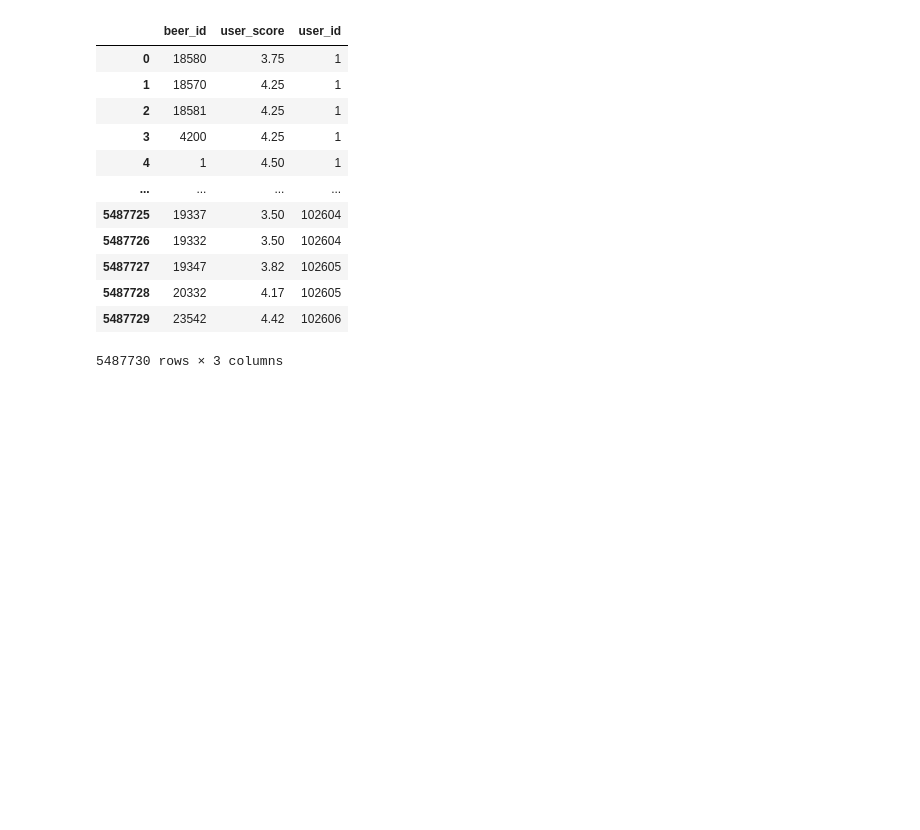
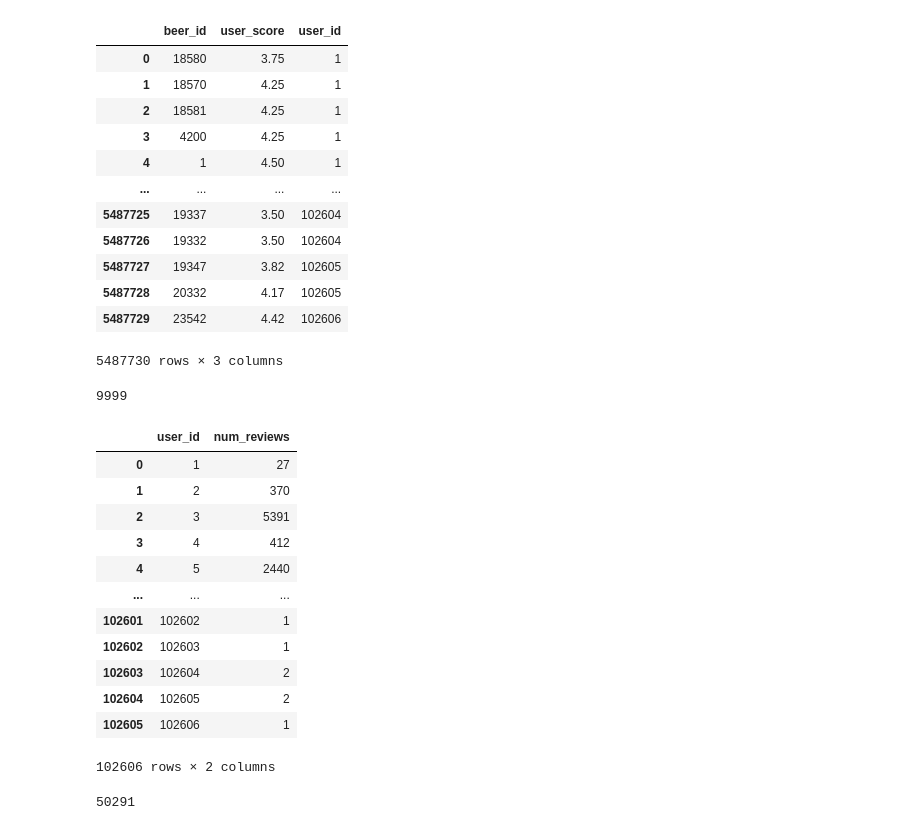
Before and after one commit to BT-VT/beer_recommender, a Jupyter notebook: initial_beer_data_inquiry.ipynb, the cells around one changed output. Saved outputs shown, nothing was run; the diff lists cells and outputs as text; code cells hidden in the pictures; blank space fills up the shorter version.

```diff
--- a/initial_beer_data_inquiry.ipynb
+++ b/initial_beer_data_inquiry.ipynb
@@ -216,0 +221,27 @@ df.to_csv('./Beer_Data/beer_data_numeric.csv', index=False)
+# %%
+# get beer ID's of beers with 72 or more ratings
+beers_2_keep = beer_num_reviews_df[beer_num_reviews_df["num_reviews"] >= 72]["beer_id"].tolist()
+len(beers_2_keep) # there are 20683 beers that will be kept
+# %% [output]
+9999
+# %%
+user_num_reviews_df
+# %% [output]
+|  | user_id | num_reviews |
+| 0 | 1 | 27 |
+| 1 | 2 | 370 |
+| 2 | 3 | 5391 |
+| 3 | 4 | 412 |
+| 4 | 5 | 2440 |
+| ... | ... | ... |
+| 102601 | 102602 | 1 |
+| 102602 | 102603 | 1 |
+| 102603 | 102604 | 2 |
+| 102604 | 102605 | 2 |
+| 102605 | 102606 | 1 |
+102606 rows × 2 columns
+# %%
+users_2_keep = user_num_reviews_df[user_num_reviews_df['num_reviews'] >= 7]['user_id'].tolist()
+len(users_2_keep)
+# %% [output]
+50291
```
Also changed, not shown: parts of 10 cells of this notebook, 3 other files.
